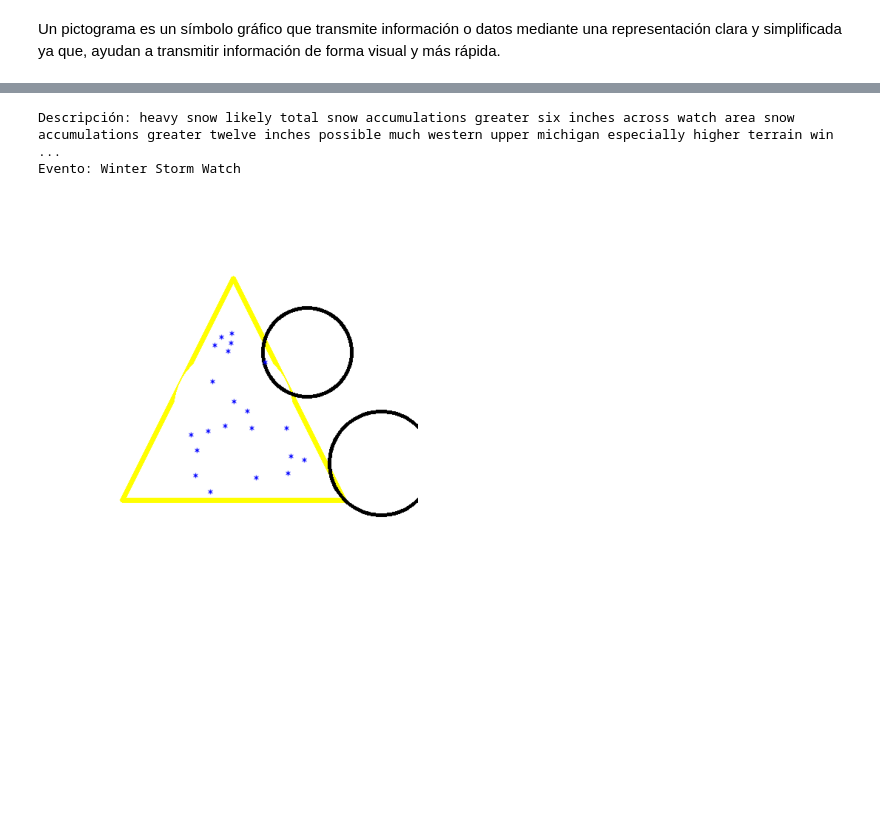
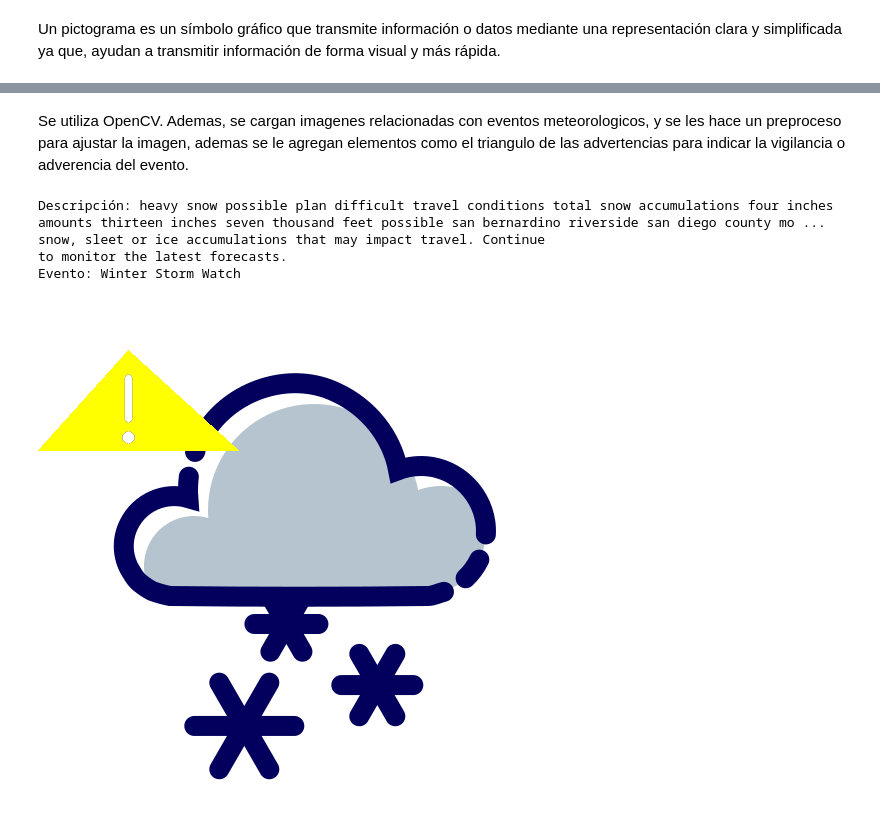
Before and after one commit to Ghisbe/Alarmas_pictogramas, a Jupyter notebook: Modelo_RNN.ipynb, the cells around one changed output, grey strips where cells are left out. Cells and saved outputs as stored; diff of their text form; code cells hidden in the pictures; blank space fills up the shorter version.

Commit message:
Modelo y creacion de pictograma

```diff
--- a/Modelo_RNN.ipynb
+++ b/Modelo_RNN.ipynb
@@ -470,0 +374,2 @@ def create_pictogram(description, event):
+# %% [markdown]
+Se utiliza OpenCV. Ademas, se cargan imagenes relacionadas con eventos meteorologicos, y se les hace un preproceso para ajustar la imagen, ademas se le agregan elementos como el triangulo de las advertencias para indicar la vigilancia o adverencia del evento.
@@ -471,16 +453,28 @@ def create_pictogram(description, event):
 # %%
-# Obtener la descripción y el evento de una fila en el dataframe
-row_index = 750 # Índice numérico de la fila en el dataframe
-description = alertas.iloc[row_index]['combined_text']
-event = alertas.iloc[row_index]['event_x']
+def generar_pictograma_desde_indice(indice):
+    # Obtener la descripción y el evento para el índice proporcionado
+    description = alertas.iloc[indice]['combined_text']
+    event = alertas.iloc[indice]['event_x']
 
-# Descripción y el evento para verificar
-print("Descripción:", description)
-print("Evento:", event)
+    # Imprimir la descripción y el evento para verificar
+    print("Descripción:", description)
+    print("Evento:", event)
 
-# Crear el pictograma
-create_pictogram(description, event)
+    # Generar el pictograma para el evento y la descripción
+    pictograma = crear_pictograma(description, event)
+    return pictograma
+
+# Índice del evento que deseas visualizar
+indice_evento = 1984
+
+# Generar el pictograma para el índice dado
+pictograma = generar_pictograma_desde_indice(indice_evento)
+
+# Mostrar el pictograma
+cv2_imshow(pictograma)
 # %% [output]
-Descripción: heavy snow likely total snow accumulations greater six inches across watch area snow accumulations greater twelve inches possible much western upper michigan especially higher terrain win ...
+Descripción: heavy snow possible plan difficult travel conditions total snow accumulations four inches amounts thirteen inches seven thousand feet possible san bernardino riverside san diego county mo ...
+snow, sleet or ice accumulations that may impact travel. Continue
+to monitor the latest forecasts.
 Evento: Winter Storm Watch
-[figure, old version]
+[figure, new version]
```
Also changed, not shown: parts of 15 cells of this notebook.
